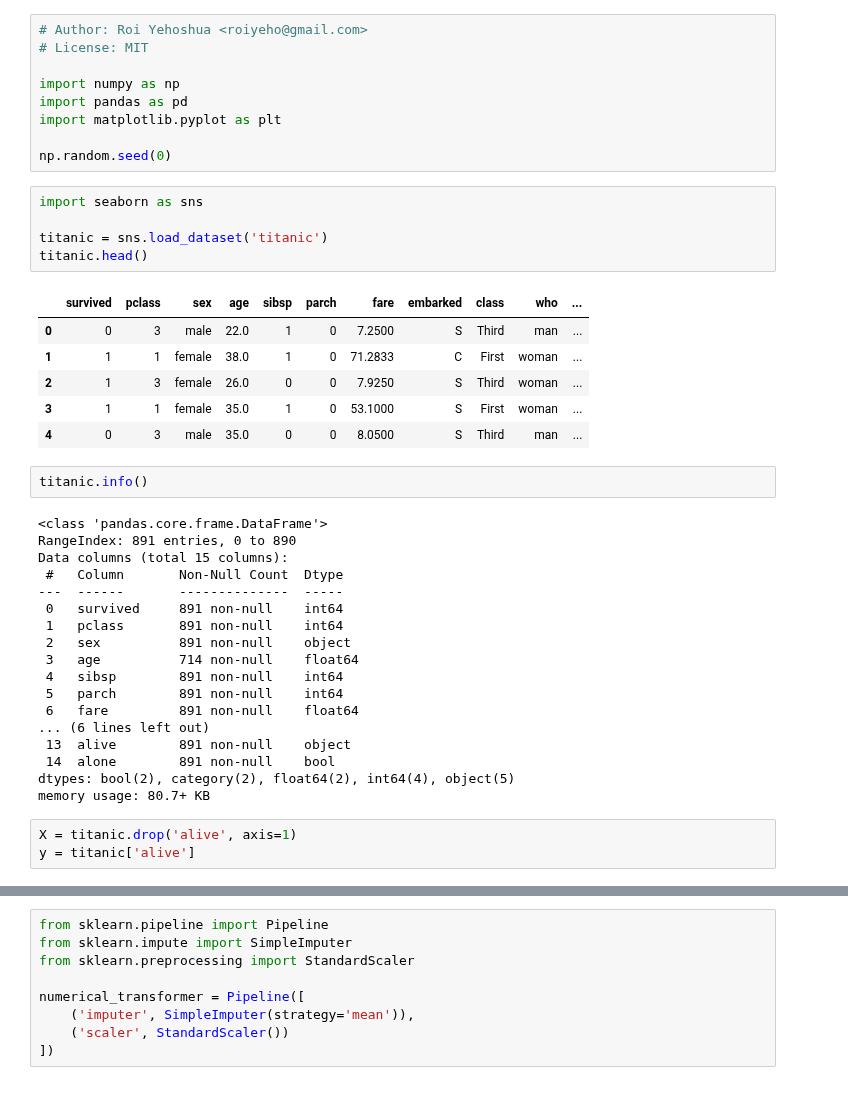
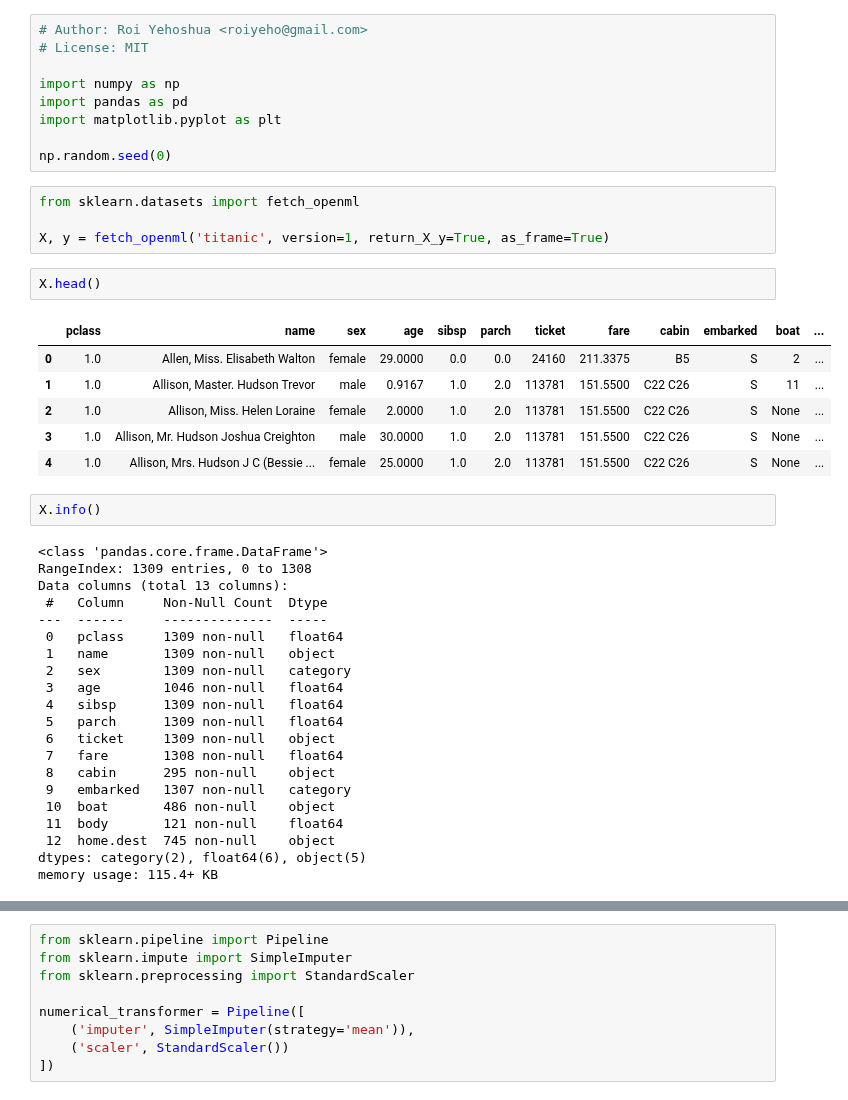
Before and after one commit to roiyeho/medium, a Jupyter notebook: pipelines/ColumnTransformer.ipynb, the cells around one changed output, grey strips where cells are left out. Cells and saved outputs as stored; diff of their text form.

Commit message:
Added data preprocessing demos

```diff
--- a/pipelines/ColumnTransformer.ipynb
+++ b/pipelines/ColumnTransformer.ipynb
@@ -8,40 +8,41 @@ import matplotlib.pyplot as plt
 
 np.random.seed(0)
 # %%
-import seaborn as sns
+from sklearn.datasets import fetch_openml
 
-titanic = sns.load_dataset('titanic')
-titanic.head()
+X, y = fetch_openml('titanic', version=1, return_X_y=True, as_frame=True)
-# %% [output]
-|  | survived | pclass | sex | age | sibsp | parch | fare | embarked | class | who | ... |
-| 0 | 0 | 3 | male | 22.0 | 1 | 0 | 7.2500 | S | Third | man | ... |
-| 1 | 1 | 1 | female | 38.0 | 1 | 0 | 71.2833 | C | First | woman | ... |
-| 2 | 1 | 3 | female | 26.0 | 0 | 0 | 7.9250 | S | Third | woman | ... |
-| 3 | 1 | 1 | female | 35.0 | 1 | 0 | 53.1000 | S | First | woman | ... |
-| 4 | 0 | 3 | male | 35.0 | 0 | 0 | 8.0500 | S | Third | man | ... |
+# %%
+X.head()
+# %% [output]
+|  | pclass | name | sex | age | sibsp | parch | ticket | fare | cabin | embarked | boat | ... |
+| 0 | 1.0 | Allen, Miss. Elisabeth Walton | female | 29.0000 | 0.0 | 0.0 | 24160 | 211.3375 | B5 | S | 2 | ... |
+| 1 | 1.0 | Allison, Master. Hudson Trevor | male | 0.9167 | 1.0 | 2.0 | 113781 | 151.5500 | C22 C26 | S | 11 | ... |
+| 2 | 1.0 | Allison, Miss. Helen Loraine | female | 2.0000 | 1.0 | 2.0 | 113781 | 151.5500 | C22 C26 | S | None | ... |
+| 3 | 1.0 | Allison, Mr. Hudson Joshua Creighton | male | 30.0000 | 1.0 | 2.0 | 113781 | 151.5500 | C22 C26 | S | None | ... |
+| 4 | 1.0 | Allison, Mrs. Hudson J C (Bessie ... | female | 25.0000 | 1.0 | 2.0 | 113781 | 151.5500 | C22 C26 | S | None | ... |
 # %%
-titanic.info()
+X.info()
 # %% [output]
 <class 'pandas.core.frame.DataFrame'>
-RangeIndex: 891 entries, 0 to 890
-Data columns (total 15 columns):
- #   Column       Non-Null Count  Dtype
----  ------       --------------  -----
- 0   survived     891 non-null    int64
- 1   pclass       891 non-null    int64
- 2   sex          891 non-null    object
- 3   age          714 non-null    float64
- 4   sibsp        891 non-null    int64
- 5   parch        891 non-null    int64
- 6   fare         891 non-null    float64
-... (6 lines left out)
- 13  alive        891 non-null    object
- 14  alone        891 non-null    bool
-dtypes: bool(2), category(2), float64(2), int64(4), object(5)
-memory usage: 80.7+ KB
+RangeIndex: 1309 entries, 0 to 1308
+Data columns (total 13 columns):
+ #   Column     Non-Null Count  Dtype
+---  ------     --------------  -----
+ 0   pclass     1309 non-null   float64
+ 1   name       1309 non-null   object
+ 2   sex        1309 non-null   category
+ 3   age        1046 non-null   float64
+ 4   sibsp      1309 non-null   float64
+ 5   parch      1309 non-null   float64
+ 6   ticket     1309 non-null   object
+ 7   fare       1308 non-null   float64
+ 8   cabin      295 non-null    object
+ 9   embarked   1307 non-null   category
+ 10  boat       486 non-null    object
+ 11  body       121 non-null    float64
+ 12  home.dest  745 non-null    object
+dtypes: category(2), float64(6), object(5)
+memory usage: 115.4+ KB
-# %%
-X = titanic.drop('alive', axis=1)
-y = titanic['alive']
 # %%
 numerical_features = list(X.dtypes[(X.dtypes != 'object') & (X.dtypes != 'category')].index)
 categorical_features = list(X.dtypes[(X.dtypes == 'object') | (X.dtypes == 'category')].index)
```
Also changed, not shown: parts of 5 cells of this notebook, 14 other files.
